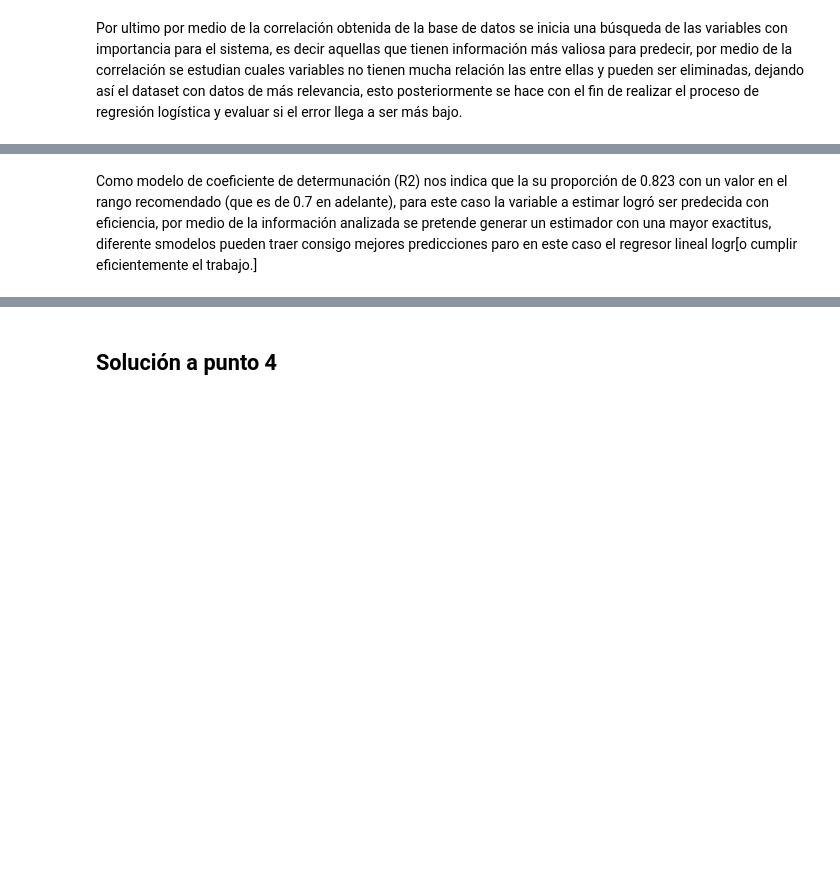
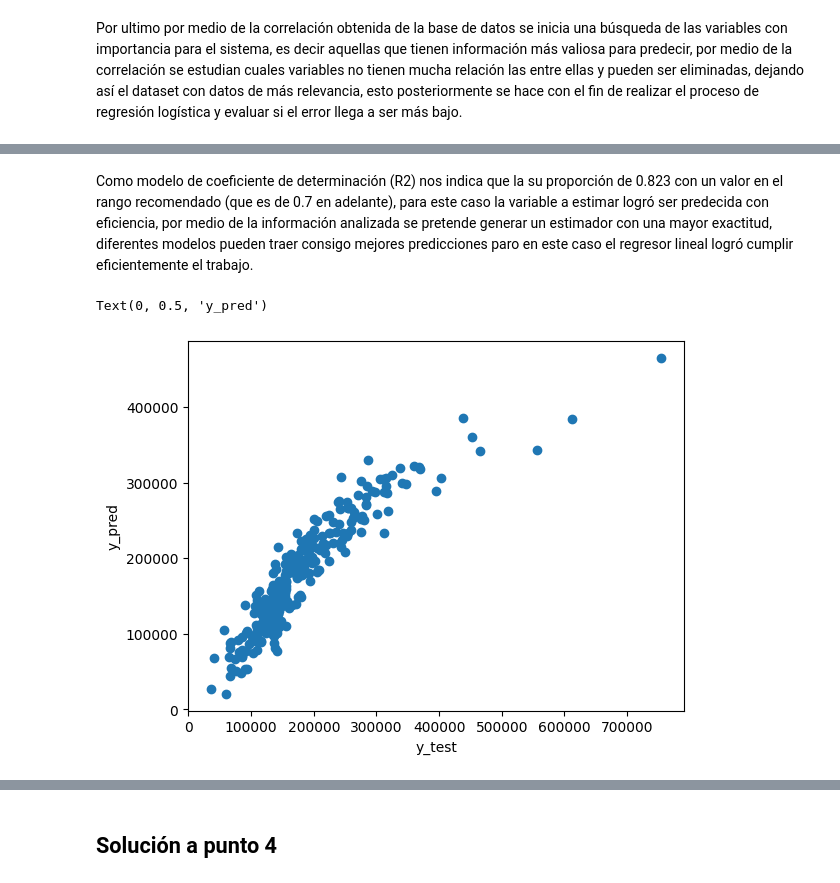
Before and after one commit to Wizardlyfix/Entregable-2-IA, a Jupyter notebook: Entregable2.ipynb, the cells around one changed output, grey strips where cells are left out. Saved outputs shown, nothing was run; the diff lists cells and outputs as text; code cells hidden in the pictures; blank space fills up the shorter version.

```diff
--- a/Entregable2.ipynb
+++ b/Entregable2.ipynb
@@ -207,5 +223,12 @@ El error cuadrático medio es: 1356492637.9490519
 # %% [markdown]
-Como modelo de coeficiente de determunación (R2) nos indica que la su proporción de 0.823 con un valor en el rango recomendado (que es de 0.7 en adelante), para este caso la variable a estimar logró ser predecida con eficiencia, por medio de la información analizada se pretende generar un estimador con una mayor exactitus, diferente smodelos pueden traer consigo mejores predicciones paro en este caso el regresor lineal logr[o cumplir eficientemente el trabajo.]
+Como modelo de coeficiente de determinación (R2) nos indica que la su proporción de 0.823 con un valor en el rango recomendado (que es de 0.7 en adelante), para este caso la variable a estimar logró ser predecida con eficiencia, por medio de la información analizada se pretende generar un estimador con una mayor exactitud, diferentes modelos pueden traer consigo mejores predicciones paro en este caso el regresor lineal logró cumplir eficientemente el trabajo.
+# %%
+plt.plot(y_test, y_pred, 'o')
+plt.xlabel('y_test')
+plt.ylabel('y_pred')
+# %% [output]
+Text(0, 0.5, 'y_pred')
+[figure, added]
 # %%
 r2_score(y_test, y_pred)
 # %% [output]
```
Also changed, not shown: parts of 13 cells of this notebook.
